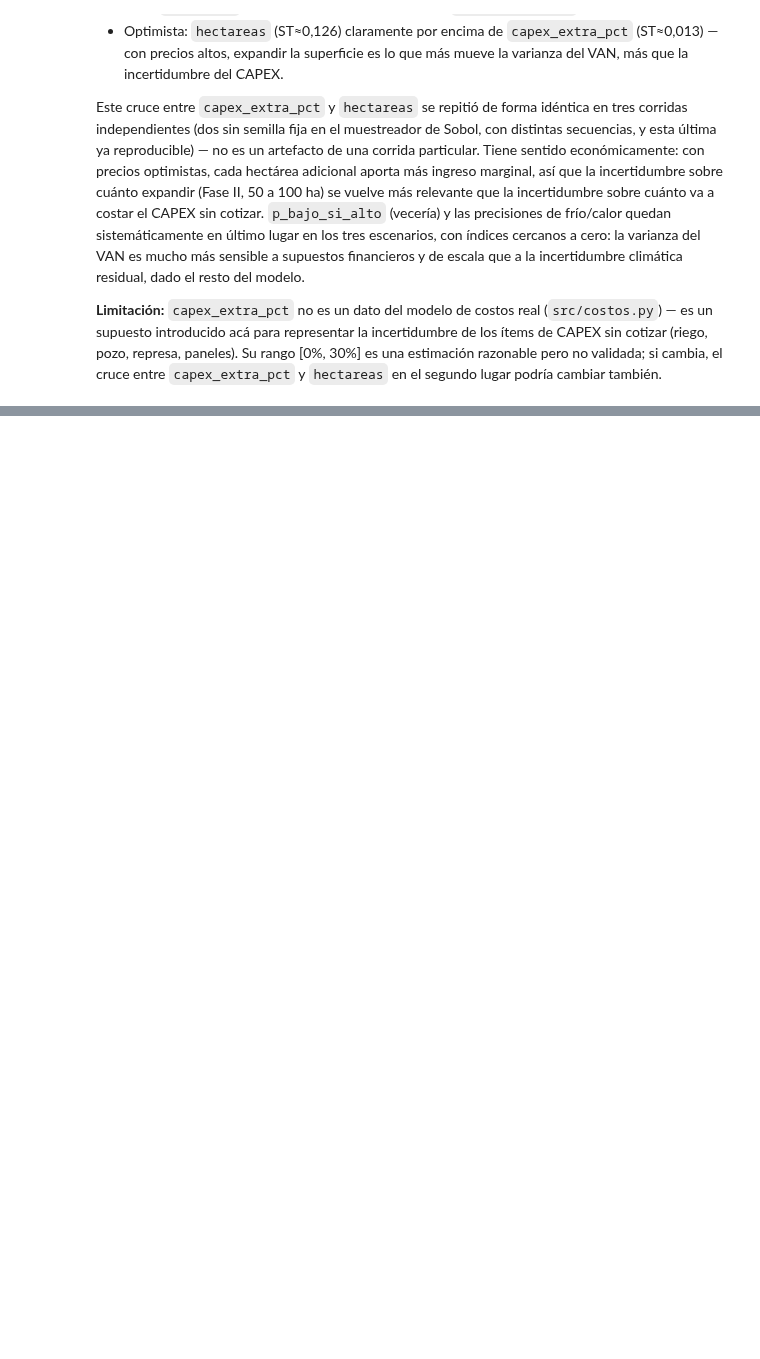
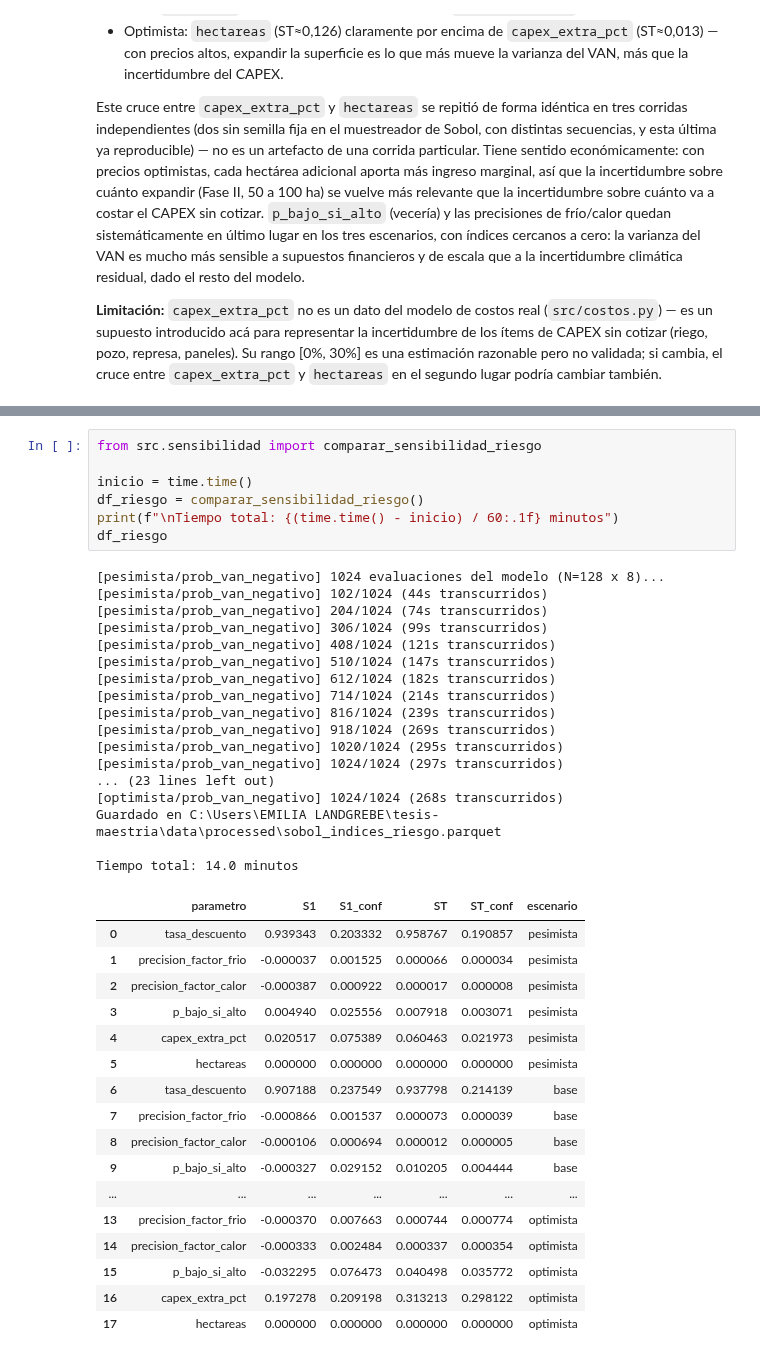
Before and after one commit to Emilialandgrebe/tesis-maestria, a Jupyter notebook: notebooks/03_sensibilidad_sobol.ipynb, the cells around one changed output, grey strips where cells are left out. Cells and saved outputs as stored; diff of their text form; blank space fills up the shorter version.

```diff
--- a/notebooks/03_sensibilidad_sobol.ipynb
+++ b/notebooks/03_sensibilidad_sobol.ipynb
@@ -190,0 +205,42 @@ podría cambiar también.
+# %%
+from src.sensibilidad import comparar_sensibilidad_riesgo
+
+inicio = time.time()
+df_riesgo = comparar_sensibilidad_riesgo()
+print(f"\nTiempo total: {(time.time() - inicio) / 60:.1f} minutos")
+df_riesgo
+# %% [output]
+[pesimista/prob_van_negativo] 1024 evaluaciones del modelo (N=128 x 8)...
+[pesimista/prob_van_negativo] 102/1024 (44s transcurridos)
+[pesimista/prob_van_negativo] 204/1024 (74s transcurridos)
+[pesimista/prob_van_negativo] 306/1024 (99s transcurridos)
+[pesimista/prob_van_negativo] 408/1024 (121s transcurridos)
+[pesimista/prob_van_negativo] 510/1024 (147s transcurridos)
+[pesimista/prob_van_negativo] 612/1024 (182s transcurridos)
+[pesimista/prob_van_negativo] 714/1024 (214s transcurridos)
+[pesimista/prob_van_negativo] 816/1024 (239s transcurridos)
+[pesimista/prob_van_negativo] 918/1024 (269s transcurridos)
+[pesimista/prob_van_negativo] 1020/1024 (295s transcurridos)
+[pesimista/prob_van_negativo] 1024/1024 (297s transcurridos)
+... (23 lines left out)
+[optimista/prob_van_negativo] 1024/1024 (268s transcurridos)
+Guardado en C:\Users\EMILIA LANDGREBE\tesis-maestria\data\processed\sobol_indices_riesgo.parquet
+
+Tiempo total: 14.0 minutos
+|  | parametro | S1 | S1_conf | ST | ST_conf | escenario |
+| 0 | tasa_descuento | 0.939343 | 0.203332 | 0.958767 | 0.190857 | pesimista |
+| 1 | precision_factor_frio | -0.000037 | 0.001525 | 0.000066 | 0.000034 | pesimista |
+| 2 | precision_factor_calor | -0.000387 | 0.000922 | 0.000017 | 0.000008 | pesimista |
+| 3 | p_bajo_si_alto | 0.004940 | 0.025556 | 0.007918 | 0.003071 | pesimista |
+| 4 | capex_extra_pct | 0.020517 | 0.075389 | 0.060463 | 0.021973 | pesimista |
+| 5 | hectareas | 0.000000 | 0.000000 | 0.000000 | 0.000000 | pesimista |
+| 6 | tasa_descuento | 0.907188 | 0.237549 | 0.937798 | 0.214139 | base |
+| 7 | precision_factor_frio | -0.000866 | 0.001537 | 0.000073 | 0.000039 | base |
+| 8 | precision_factor_calor | -0.000106 | 0.000694 | 0.000012 | 0.000005 | base |
+| 9 | p_bajo_si_alto | -0.000327 | 0.029152 | 0.010205 | 0.004444 | base |
+| ... | ... | ... | ... | ... | ... | ... |
+| 13 | precision_factor_frio | -0.000370 | 0.007663 | 0.000744 | 0.000774 | optimista |
+| 14 | precision_factor_calor | -0.000333 | 0.002484 | 0.000337 | 0.000354 | optimista |
+| 15 | p_bajo_si_alto | -0.032295 | 0.076473 | 0.040498 | 0.035772 | optimista |
+| 16 | capex_extra_pct | 0.197278 | 0.209198 | 0.313213 | 0.298122 | optimista |
+| 17 | hectareas | 0.000000 | 0.000000 | 0.000000 | 0.000000 | optimista |
```
Also changed, not shown: parts of 11 cells of this notebook, 2 other files.
